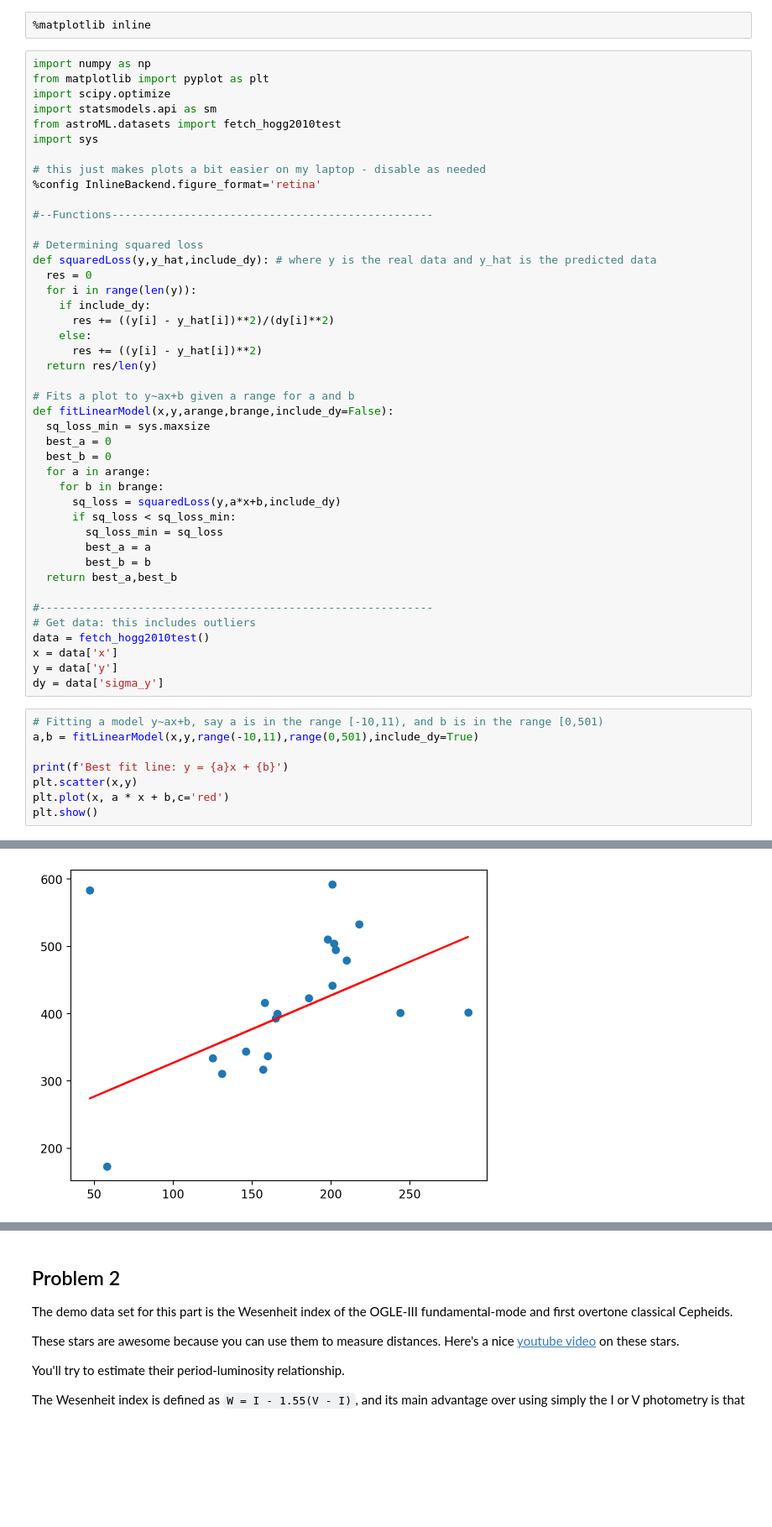
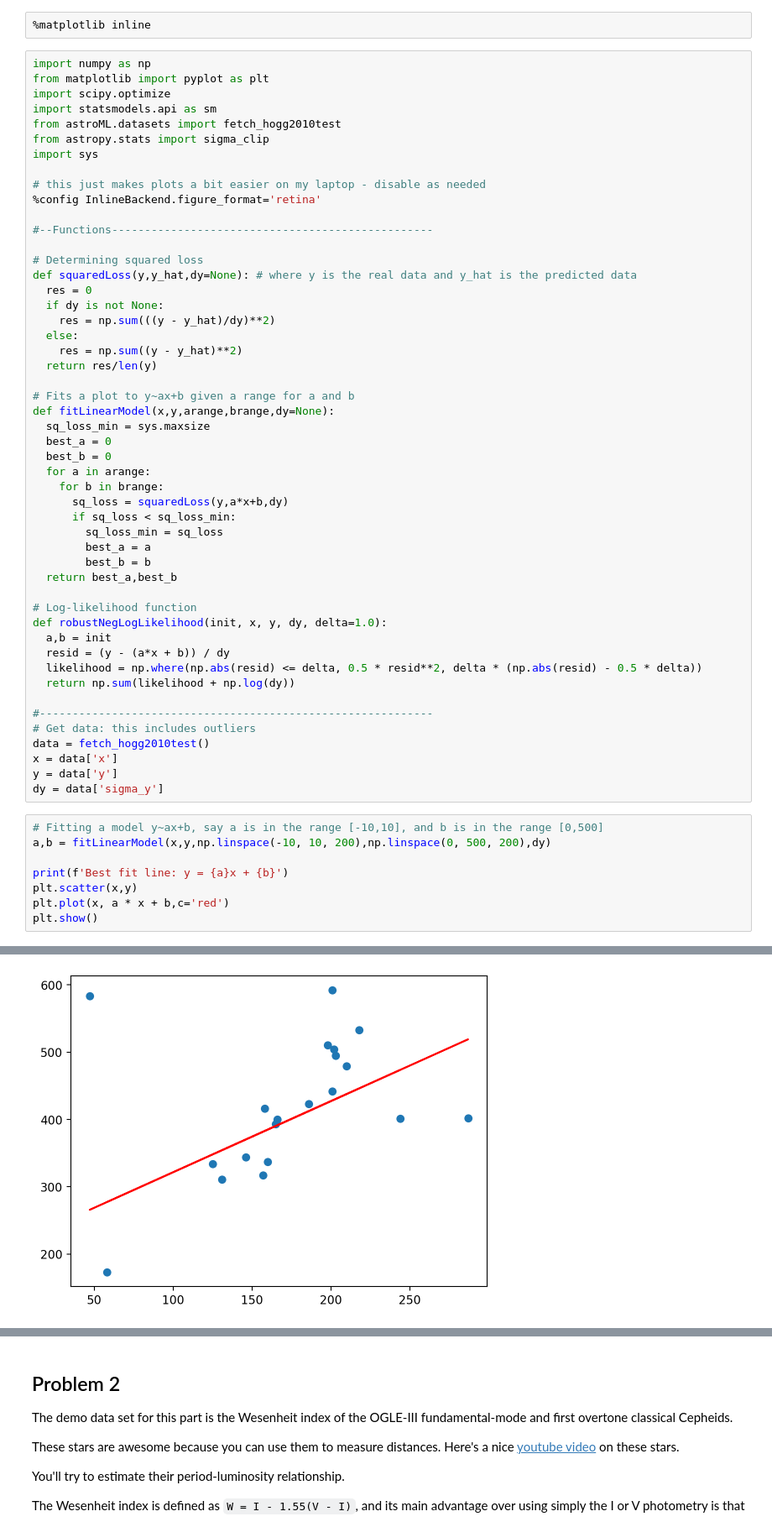
Before and after one commit to veronica-hoffman/ast496_2025_Fall, a Jupyter notebook: homework/01/hw01.ipynb, the cells around one changed output, grey strips where cells are left out. Shown at 84% size. Cells and saved outputs as stored; diff of their text form; blank space fills up the shorter version.

```diff
--- a/homework/01/hw01.ipynb
+++ b/homework/01/hw01.ipynb
@@ -46,6 +46,7 @@ from matplotlib import pyplot as plt
 import scipy.optimize
 import statsmodels.api as sm
 from astroML.datasets import fetch_hogg2010test
+from astropy.stats import sigma_clip
 import sys
 
 # this just makes plots a bit easier on my laptop - disable as needed
@@ -54,28 +55,34 @@ import sys
 #--Functions-------------------------------------------------
 
 # Determining squared loss
-def squaredLoss(y,y_hat,include_dy): # where y is the real data and y_hat is the predicted data
+def squaredLoss(y,y_hat,dy=None): # where y is the real data and y_hat is the predicted data
   res = 0
-  for i in range(len(y)):
-    if include_dy:
-      res += ((y[i] - y_hat[i])**2)/(dy[i]**2)
-    else:
-      res += ((y[i] - y_hat[i])**2)
+  if dy is not None:
+    res = np.sum(((y - y_hat)/dy)**2)
+  else:
+    res = np.sum((y - y_hat)**2)
   return res/len(y)
 
 # Fits a plot to y~ax+b given a range for a and b
-def fitLinearModel(x,y,arange,brange,include_dy=False):
+def fitLinearModel(x,y,arange,brange,dy=None):
   sq_loss_min = sys.maxsize
   best_a = 0
   best_b = 0
   for a in arange:
     for b in brange:
-      sq_loss = squaredLoss(y,a*x+b,include_dy)
+      sq_loss = squaredLoss(y,a*x+b,dy)
       if sq_loss < sq_loss_min:
         sq_loss_min = sq_loss
         best_a = a
         best_b = b
   return best_a,best_b
+
+# Log-likelihood function
+def robustNegLogLikelihood(init, x, y, dy, delta=1.0):
+  a,b = init
+  resid = (y - (a*x + b)) / dy
+  likelihood = np.where(np.abs(resid) <= delta, 0.5 * resid**2, delta * (np.abs(resid) - 0.5 * delta))
+  return np.sum(likelihood + np.log(dy))
 
 #------------------------------------------------------------
 # Get data: this includes outliers
@@ -84,8 +91,8 @@ x = data['x']
 y = data['y']
 dy = data['sigma_y']
 # %%
-# Fitting a model y~ax+b, say a is in the range [-10,11), and b is in the range [0,501)
-a,b = fitLinearModel(x,y,range(-10,11),range(0,501),include_dy=True)
+# Fitting a model y~ax+b, say a is in the range [-10,10], and b is in the range [0,500]
+a,b = fitLinearModel(x,y,np.linspace(-10, 10, 200),np.linspace(0, 500, 200),dy)
 
 print(f'Best fit line: y = {a}x + {b}')
 plt.scatter(x,y)
@@ -96 +103 @@ Best fit line: y = 1x + 227
-[figure, old version]
+[figure, new version]
```
Also changed, not shown: parts of 3 cells of this notebook.
